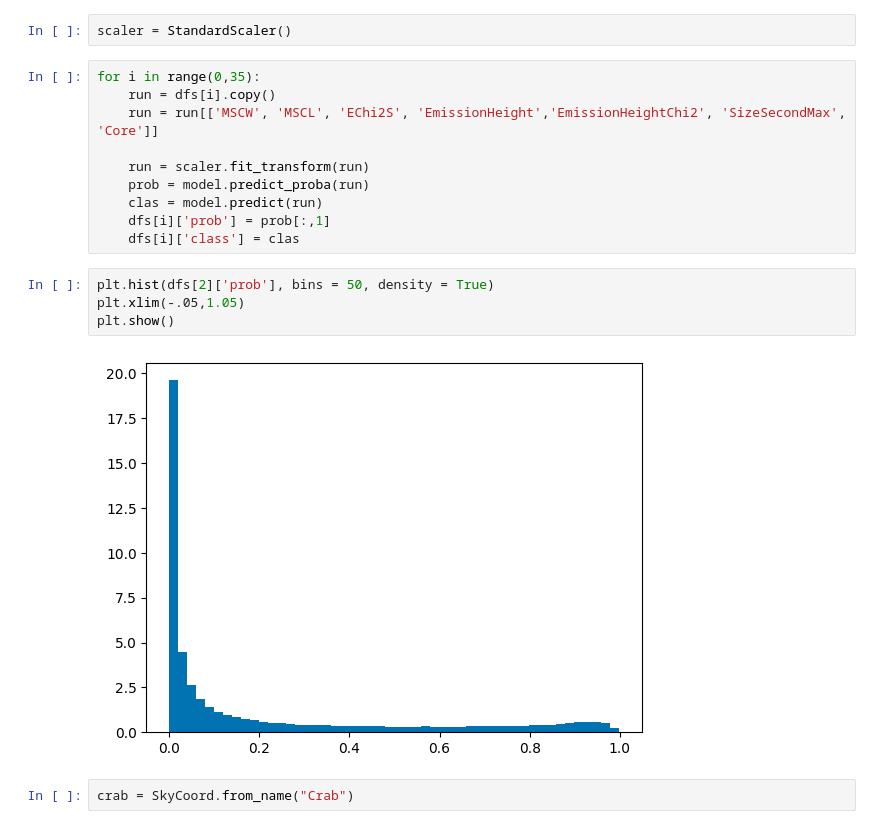
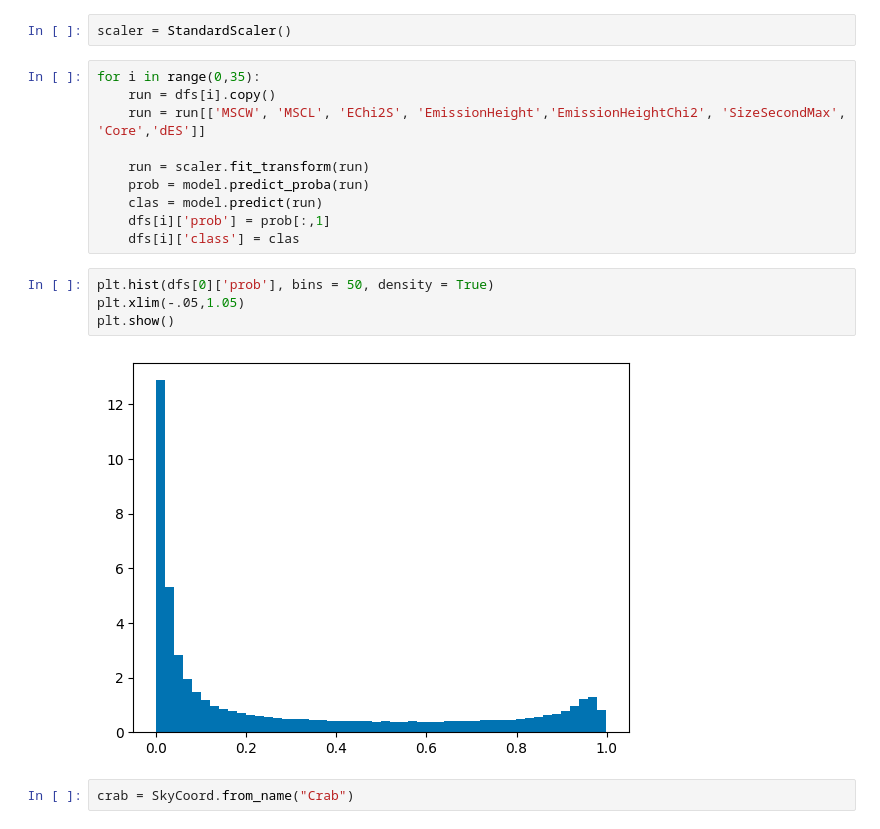
Before and after one commit to mernaskew/SummerFun, a Jupyter notebook: Sky_Maps_BDT.ipynb, the cells around one changed output. Saved outputs shown, nothing was run; the diff lists cells and outputs as text.

```diff
--- a/Sky_Maps_BDT.ipynb
+++ b/Sky_Maps_BDT.ipynb
@@ -340,7 +340,7 @@ scaler = StandardScaler()
 # %%
 for i in range(0,35):
     run = dfs[i].copy()
-    run = run[['MSCW', 'MSCL', 'EChi2S', 'EmissionHeight','EmissionHeightChi2', 'SizeSecondMax', 'Core']]
+    run = run[['MSCW', 'MSCL', 'EChi2S', 'EmissionHeight','EmissionHeightChi2', 'SizeSecondMax', 'Core','dES']]
 
     run = scaler.fit_transform(run)
     prob = model.predict_proba(run)
@@ -348,11 +348,11 @@ for i in range(0,35):
     dfs[i]['prob'] = prob[:,1]
     dfs[i]['class'] = clas
 # %%
-plt.hist(dfs[2]['prob'], bins = 50, density = True)
+plt.hist(dfs[0]['prob'], bins = 50, density = True)
 plt.xlim(-.05,1.05)
 plt.show()
 # %% [output]
-[figure, old version]
+[figure, new version]
 # %%
 crab = SkyCoord.from_name("Crab")
 # %%
```
Also changed, not shown: parts of 10 cells of this notebook, 9 other files.
